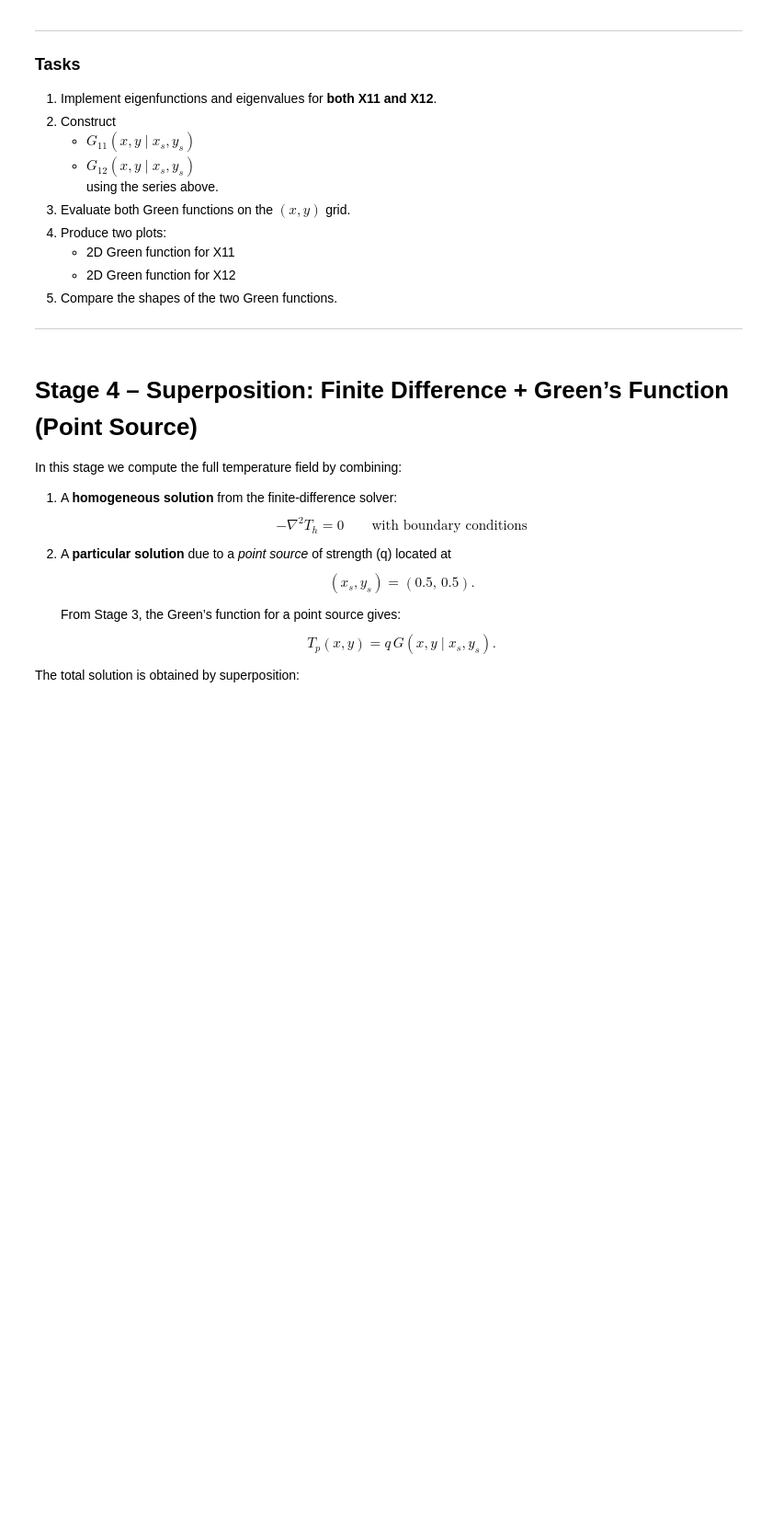
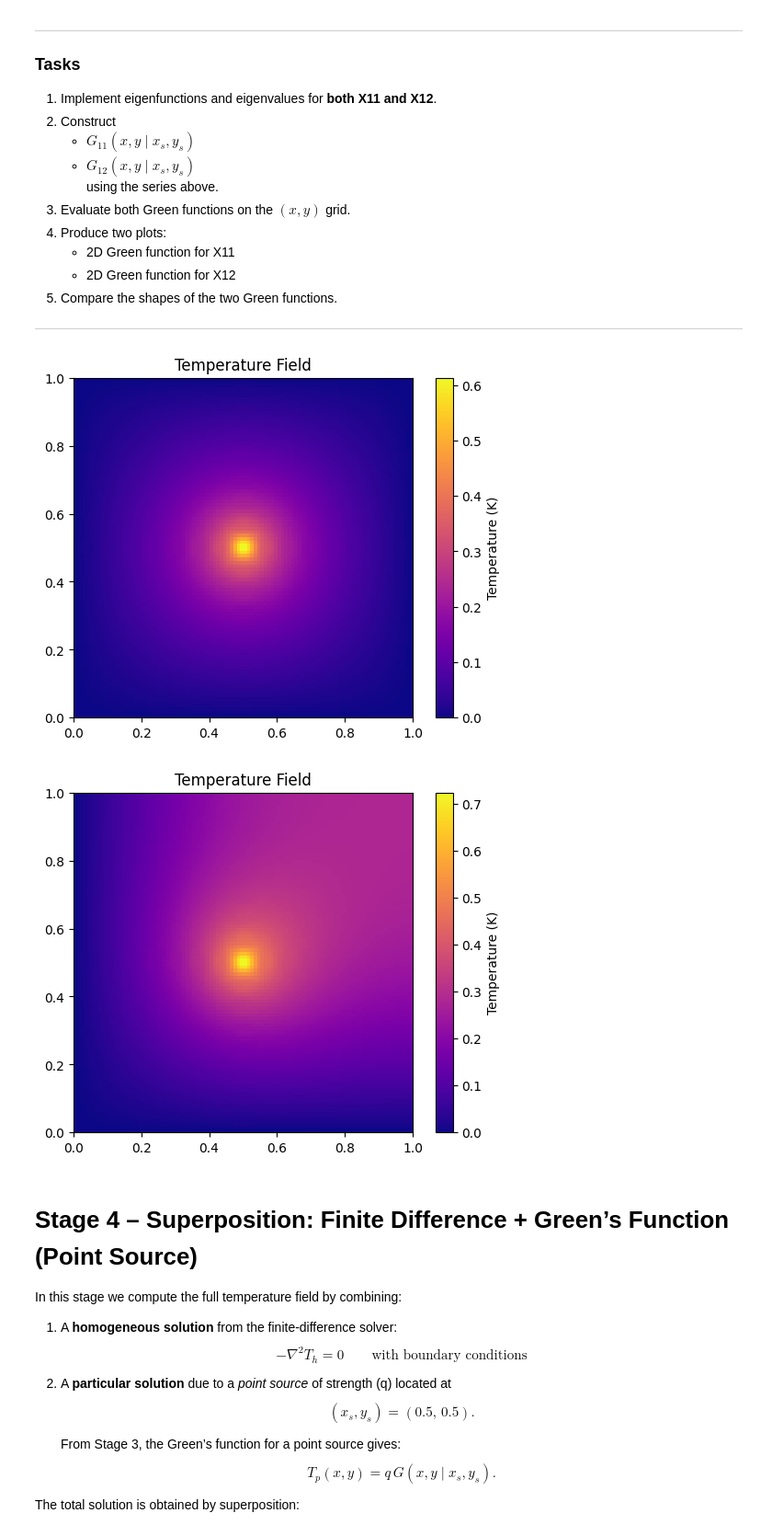
Before and after one commit to Nik0k01/CTFD, a Jupyter notebook: notebooks/Nikodem_Dabrowski_ex6.ipynb, the cells around one changed output. Shown at 92% size. Drawn from its saved outputs; the diff is of its cells as text; code cells hidden in the pictures; blank space fills up the shorter version.

```diff
--- a/notebooks/Nikodem_Dabrowski_ex6.ipynb
+++ b/notebooks/Nikodem_Dabrowski_ex6.ipynb
@@ -252,45 +277,79 @@ xs, ys = 0.5, 0.5
 # -------------------------------
 
 def Xm_11(m, x, L):
+    return np.sin(m * np.pi * x / L)
 
 def beta_11(m, L):
+    return m * np.pi / L
 
-Nx_norm =
-Ny_norm =
+Nx_norm = Lx/2
+Ny_norm = Ly/2
 
 
-def G_2D_X11(X, Y, xs, ys, Lx, Ly, M=50, N=50):
-
-    return
+def G_2D_X11(X, Y, xs, ys, Lx, Ly, M=30, N=30):
+    x_m = np.zeros_like(X)
+    y_m = np.zeros_like(Y)
+    green = np.zeros_like(X)
+    for m in range(1, M+1):
+        x_m = Xm_11(m, X, Lx) * X_m(m, xs, Lx)
+        for n in range(1, N+1):
+            y_m = Xm_11(n, Y, Ly) * X_m(n, ys, Ly)
+            green += x_m * y_m / (Nx_norm * Ny_norm *(beta_11(m, Lx)**2 + beta_11(n, Ly)**2))
+    return green
 
 # -------------------------------
 # X12 CASE (Dirichlet–Neumann)
 # -------------------------------
 
 def Xm_12(m, x, L):
+    return np.sin((2*m - 1) * np.pi * x / (2 * L))
 
 def beta_12(m, L):
+    return (2 * m - 1) * np.pi / (2 * L)
 
-Nx_norm_12 =
-Ny_norm_12 =
+Nx_norm_12 = Lx / 2
+Ny_norm_12 = Ly / 2
 
+def G_2D_X12(X, Y, xs, ys, Lx, Ly, M=30, N=30):
+    x_m = np.zeros_like(X)
+    y_m = np.zeros_like(Y)
+    green = np.zeros_like(X)
+    for m in range(1, M+1):
+        x_m = Xm_12(m, X, Lx) * Xm_12(m, xs, Lx)
+        for n in range(1, N+1):
+            y_m = Xm_12(n, Y, Ly) * Xm_12(n, ys, Ly)
+            green += x_m * y_m / (Nx_norm_12 * Ny_norm_12 *(beta_12(m, Lx)**2 + beta_12(n, Ly)**2))
+    return green
 
-def G_2D_X12(X, Y, xs, ys, Lx, Ly, M=50, N=50):
-
-    return
-
-
+def plot(TemperatureField):
+    """
+    Visualize the temperature field as a 2D contour or heatmap.
+    """
+    plt.imshow(TemperatureField,
+               cmap='plasma',
+               interpolation='none',
+               origin='lower',
+               extent=(0, Lx, 0, Ly),
+               aspect='equal')
+    plt.colorbar(label='Temperature (K)')
+    plt.title('Temperature Field')
+    plt.show()
 
 # -------------------------------
 # Compute both Green functions
 # -------------------------------
 G11 = G_2D_X11(X, Y, xs, ys, Lx, Ly)
 G12 = G_2D_X12(X, Y, xs, ys, Lx, Ly)
 
 
 # -------------------------------
 # Plot results
 # -------------------------------
+plot(G11)
+plot(G12)
+# %% [output]
+[figure, added]
+[figure, added]
 # %% [markdown]
 # Stage 4 – Superposition: Finite Difference + Green’s Function (Point Source)
 
```
Also changed, not shown: parts of 2 cells of this notebook.
